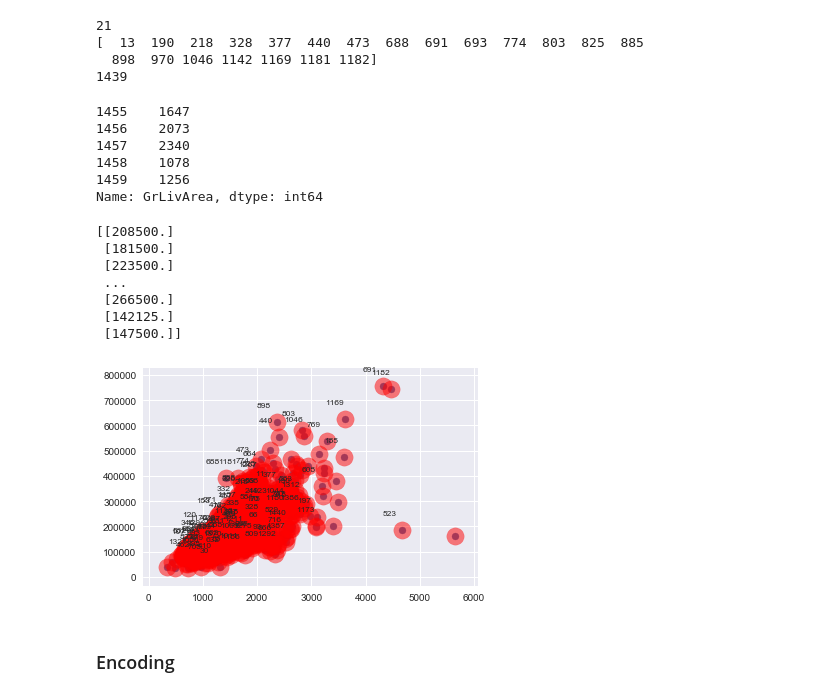
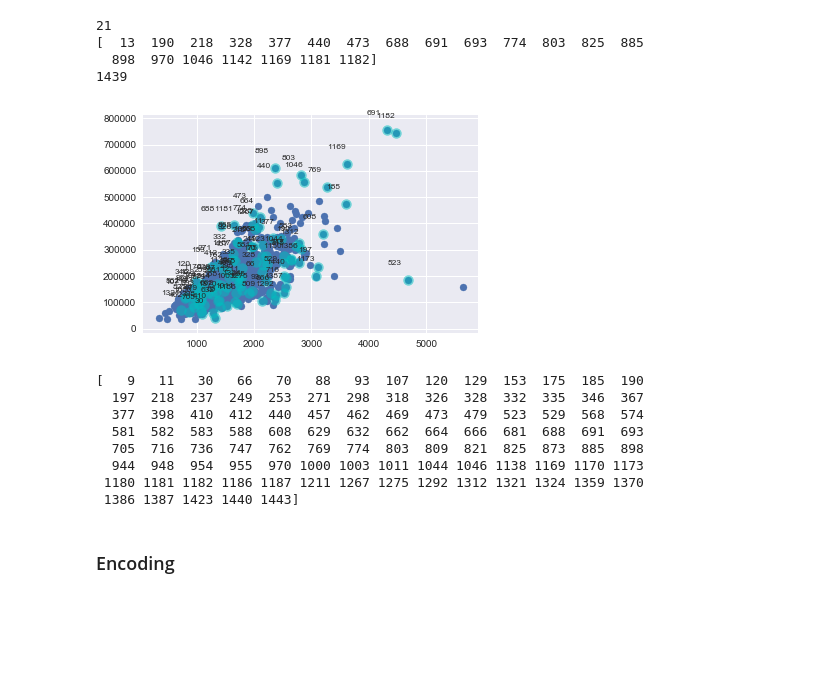
Before and after one commit to kish191919/House_Price_Project_by_Python, a Jupyter notebook: House_Prediction_Project_rev5_byarcho.ipynb, the cells around one changed output. Drawn from its saved outputs; the diff is of its cells as text; code cells hidden in the pictures; blank space fills up the shorter version.

```diff
--- a/House_Prediction_Project_rev5_byarcho.ipynb
+++ b/House_Prediction_Project_rev5_byarcho.ipynb
@@ -590,39 +602,30 @@ print(len(f_x_train))
 [  13  190  218  328  377  440  473  688  691  693  774  803  825  885
   898  970 1046 1142 1169 1181 1182]
 1439
-# %%
-x_train_x0['GrLivArea'].tail()
-# %% [output]
-1455    1647
-1456    2073
-1457    2340
-1458    1078
-1459    1256
-Name: GrLivArea, dtype: int64
-# %%
-print(y_train)
-# %% [output]
-[[208500.]
- [181500.]
- [223500.]
- ...
- [266500.]
- [142125.]
- [147500.]]
 # %%
 from statsmodels.graphics import utils
 
 cooks_d2, pvals = influence.cooks_distance
 fox_cr = 4 / (len(y_train) - 2)
 idx = np.where(cooks_d2 > fox_cr)[0]
 
 ax = plt.subplot()
 plt.scatter(x_train_x0['GrLivArea'], y_train)
-plt.scatter(x_train_x0['GrLivArea'], y_train, s=300, c="r", alpha=0.5)
+plt.scatter(x_train_x0['GrLivArea'][idx], y_train[idx], s=100, c="c", alpha=0.5)
 utils.annotate_axes(range(len(idx)), idx,
                     list(zip(x_train_x0['GrLivArea'][idx], y_train[idx])), [(-20, 15)] * len(idx), size="small", ax=ax)
 plt.show()
 
+print(idx)
+
 #Cook's distance 어떻게 활용할지?
 # %% [output]
-[figure, old version]
+[figure, new version]
+[   9   11   30   66   70   88   93  107  120  129  153  175  185  190
+  197  218  237  249  253  271  298  318  326  328  332  335  346  367
+  377  398  410  412  440  457  462  469  473  479  523  529  568  574
+  581  582  583  588  608  629  632  662  664  666  681  688  691  693
+  705  716  736  747  762  769  774  803  809  821  825  873  885  898
+  944  948  954  955  970 1000 1003 1011 1044 1046 1138 1169 1170 1173
+ 1180 1181 1182 1186 1187 1211 1267 1275 1292 1312 1321 1324 1359 1370
+ 1386 1387 1423 1440 1443]
```
Also changed, not shown: parts of 10 cells of this notebook.
